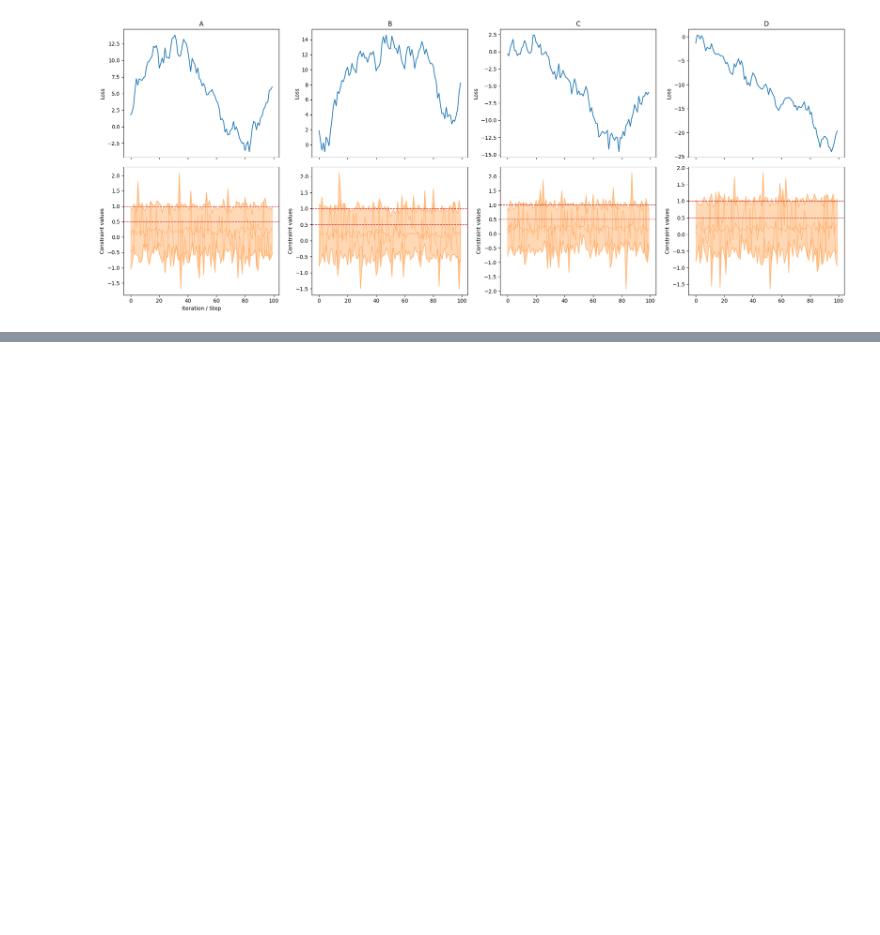
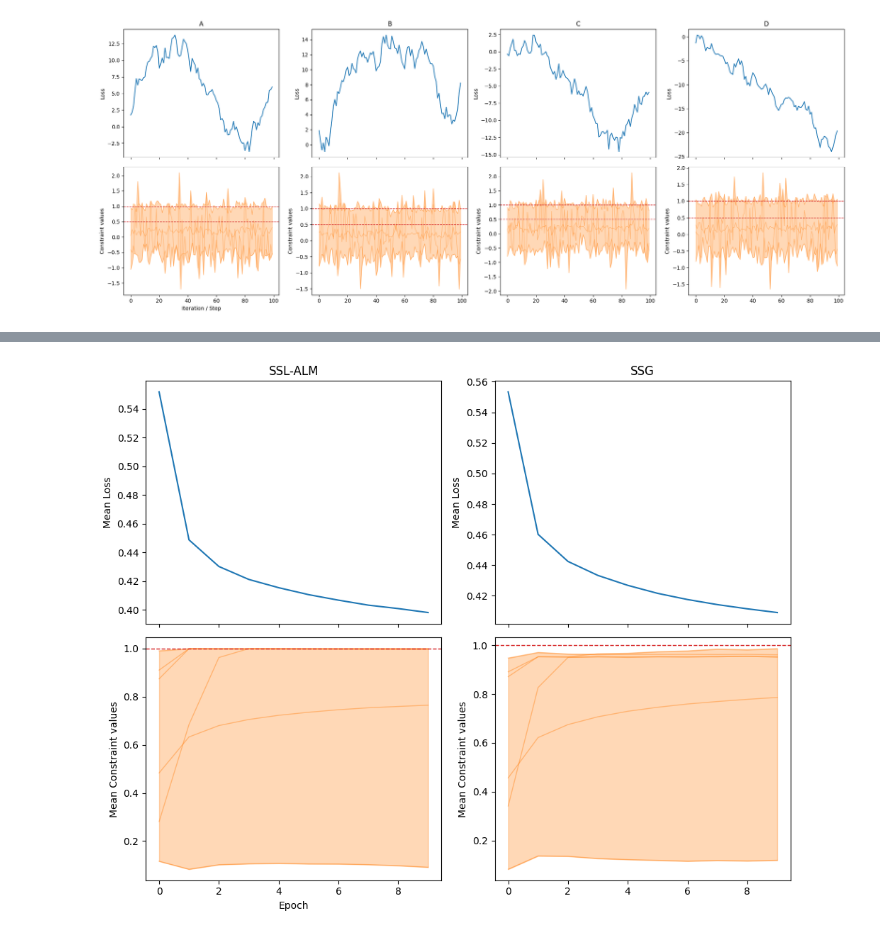
Before and after one commit to andrewklayk/humancompatible-train, a Jupyter notebook: examples/benchmarking.ipynb, the cells around one changed output, grey strips where cells are left out. Cells and saved outputs as stored; diff of their text form; code cells hidden in the pictures; blank space fills up the shorter version.

```diff
--- a/examples/benchmarking.ipynb
+++ b/examples/benchmarking.ipynb
@@ -286,0 +274,34 @@ plot_losses_and_constraints(losses, constraints, thresholds, titles=['A', 'B', '
+# %%
+from humancompatible.train.algorithms import SSG
+
+# create the dataloader
+dataloader = torch.utils.data.DataLoader(dataset_train, batch_size=16, shuffle=True)
+
+# create small FC network - same as the other algorithms
+latent_size1 = 64
+latent_size2 = 32
+model = Sequential(
+    torch.nn.Linear(features_train.shape[1], latent_size1),
+    torch.nn.ReLU(),
+    torch.nn.Linear(latent_size1, latent_size2),
+    torch.nn.ReLU(),
+    torch.nn.Linear(latent_size2, 1)
+)
+
+# get number of layers + number of biases
+m = len(list(model.parameters()))
+
+# create the SSLALM optimizer
+optimizer = SSG(
+    params=model.parameters(),
+    m=1,
+    lr=0.01,
+    dual_lr=0.1
+)
+
+# bounds for the constraints: norm of max each weight matrix should be <= 1
+constraint_bounds = [1.]
+
+# define epochs + loss function - same loss should be defined for all algorithms
+epochs = 10
+criterion = torch.nn.BCEWithLogitsLoss()
@@ -286,0 +386,10 @@ plot_losses_and_constraints(losses, constraints, thresholds, titles=['A', 'B', '
+# %%
+# 4 algorithms, each with a 1D loss array and 2 constraints
+np.random.seed(0)
+losses = [ np.array(SSL_ALM_loss_log_plotting), np.array(SSG_loss_log_plotting) ]
+constraints = [ np.array(SSL_ALM_c_log_plotting).T , np.array(SSG_c_log_plotting).T ]
+thresholds = [ constraint_bounds[0] ]
+
+plot_losses_and_constraints(losses, constraints, thresholds, titles=['SSL-ALM', 'SSG', 'C', 'D'], plot_individual_constraints=True)
+# %% [output]
+[figure, added]
```
Also changed, not shown: parts of 6 cells of this notebook.
